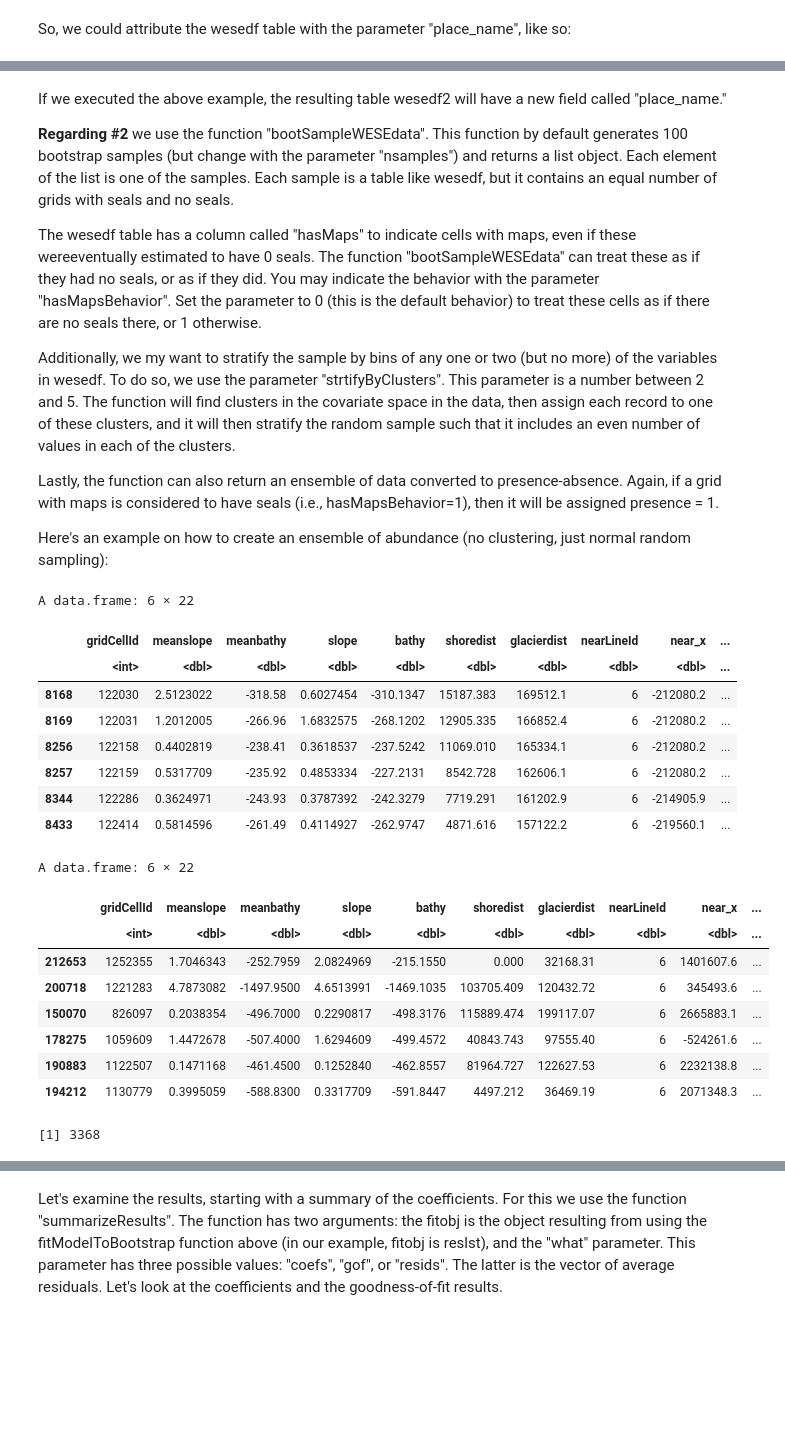
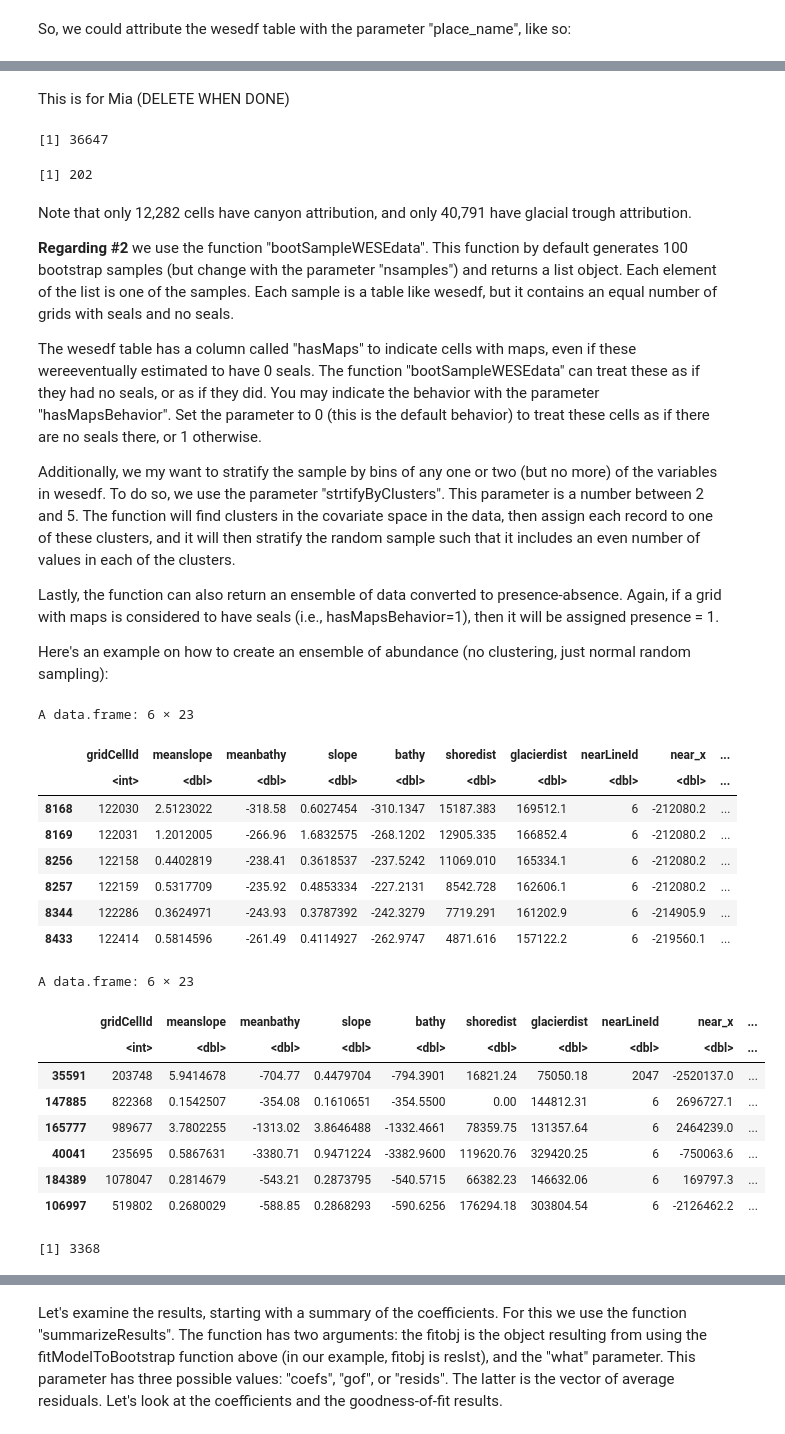
Before and after one commit to pointblue/ContinentalWESEestimates, a Jupyter notebook: notebooks/FitRegressionModels_ofSealAbundeancePresence.ipynb, the cells around one changed output, grey strips where cells are left out. Cells and saved outputs as stored; diff of their text form; code cells hidden in the pictures; blank space fills up the shorter version.

```diff
--- a/notebooks/FitRegressionModels_ofSealAbundeancePresence.ipynb
+++ b/notebooks/FitRegressionModels_ofSealAbundeancePresence.ipynb
@@ -69,8 +75,8 @@ The above tble (wesedf) is ready for fitting regression models, but first we wil
 __Regarding #1__ it is done with the functions "readShapeFile" and "attributeWithShape". The first function reads the shape file into a spatial object and the second one uses information on the spatial object (e.g., David's WESE zones) into the data.
 Here's an example to load a point shapefile, from an example copied into the repository's data folder:
 # %%
-icebergs<-readShapeFile(pathToGit=pathToLocalGit,folderName="glaciers",shapeName="glaciers")
+arWESE<-readShapeFile(pathToGit=pathToLocalGit,folderName="AntarcticRegions",shapeName="Antarctic_Regions_WESE")
 #folderName is the folder name in the workspace, and shapeName is the name of the .shp file
-plot(icebergs)
+plot(arWESE)
 # %% [output]
 OGR data source with driver: ESRI Shapefile
@@ -96,6 +101,5 @@ A data.frame: 6 × 69
 # %% [markdown]
 So, we could attribute the wesedf table with the parameter "place_name", like so:
 # %%
-## DO NOT RUN
-## wesedf2<-attributeWithShape(shpobj=icebergs,attribName="place_name",data=wesedf,datKey="gridCellId",
-##                              lonfld="coords.x1",latfld="coords.x2",dataproj=dataproj)
+wesedf2<-attributeWithShape(shpobj=arWESE,attribName="RegionName",data=wesedf,datKey="gridCellId",
+                              lonfld="coords.x1",latfld="coords.x2",dataproj=dataproj)
@@ -101,0 +141,24 @@ So, we could attribute the wesedf table with the parameter "place_name", like so
+# %%
+canyons<-readShapeFile(pathToGit=pathToLocalGit,folderName="CanyonsTroughs",shapeName="Canyons")
+troughs<-readShapeFile(pathToGit=pathToLocalGit,folderName="CanyonsTroughs",shapeName="Glacial_Trough")
+troughs$gtID<-paste0("gtID_",1:nrow(troughs))
+
+wesedf2<-attributeWithShape(shpobj=canyons,attribName="Canyon_ID",data=wesedf2,datKey="gridCellId",
+                              lonfld="coords.x1",latfld="coords.x2",dataproj=dataproj)
+wesedf2$InCanyon<-ifelse(is.na(wesedf2$Canyon_ID),0,1)
+wesedf2<-attributeWithShape(shpobj=canyons,attribName="Length",data=wesedf2,datKey="gridCellId",
+                              lonfld="coords.x1",latfld="coords.x2",dataproj=dataproj)
+names(wesedf2)<-gsub("Length","canyonLength",names(wesedf2))
+wesedf2<-attributeWithShape(shpobj=canyons,attribName="Width",data=wesedf2,datKey="gridCellId",
+                              lonfld="coords.x1",latfld="coords.x2",dataproj=dataproj)
+names(wesedf2)<-gsub("Width","canyonWidth",names(wesedf2))
+wesedf2<-attributeWithShape(shpobj=canyons,attribName="Mean_Depth",data=wesedf2,datKey="gridCellId",
+                              lonfld="coords.x1",latfld="coords.x2",dataproj=dataproj)
+names(wesedf2)<-gsub("Mean_Depth","canyonMeanDepth",names(wesedf2))
+
+wesedf2<-attributeWithShape(shpobj=troughs,attribName="gtID",data=wesedf2,datKey="gridCellId",
+                              lonfld="coords.x1",latfld="coords.x2",dataproj=dataproj)
+wesedf2$InTrough<-ifelse(is.na(wesedf2$gtID),0,1)
+wesedf2<-attributeWithShape(shpobj=troughs,attribName="area_km2",data=wesedf2,datKey="gridCellId",
+                              lonfld="coords.x1",latfld="coords.x2",dataproj=dataproj)
+names(wesedf2)<-gsub("area_km2","troughArea",names(wesedf2))
@@ -102,5 +190,15 @@ So, we could attribute the wesedf table with the parameter "place_name", like so
+# %% [markdown]
+This is for Mia (DELETE WHEN DONE)
+# %%
+weddellSeaData<-getWeddellSeaData(wesedf2)
+nrow(weddellSeaData)
+sum(weddellSeaData$presence>0)
+save(weddellSeaData,file=paste0(pathToLocalGit,"data/weddellSeaData.RData"))
+# %% [output]
+[1] 36647
+[1] 202
 # %% [markdown]
-If we executed the above example, the resulting table wesedf2 will have a new field called "place_name."
+Note that only 12,282 cells have canyon attribution, and only 40,791 have glacial trough attribution.
 
 __Regarding #2__ we use the function "bootSampleWESEdata". This function by default generates 100 bootstrap samples (but change with the parameter "nsamples") and returns a list object. Each element of the list is one of the samples. Each sample is a table like wesedf, but it contains an equal number of grids with seals and no seals.
 
@@ -112,28 +210,28 @@ Lastly, the function can also return an ensemble of data converted to presence-a
 
 Here's an example on how to create an ensemble of abundance (no clustering, just normal random sampling):
 # %%
-bootsamp<-bootSampleWESEdata(data=wesedf,nsamples=100,hasMapsBehavior=0,stratifyByClusters=0,countVar="mdlCol",setBinomial=FALSE)
+bootsamp<-bootSampleWESEdata(data=wesedf2,nsamples=100,hasMapsBehavior=0,stratifyByClusters=0,countVar="mdlCol",setBinomial=FALSE)
 head(bootsamp[[12]])
 tail(bootsamp[[43]])
 nrow(bootsamp[[7]])
 # %% [output]
-A data.frame: 6 × 22
+A data.frame: 6 × 23
 |  | gridCellId | meanslope | meanbathy | slope | bathy | shoredist | glacierdist | nearLineId | near_x | ... |
 |  | <int> | <dbl> | <dbl> | <dbl> | <dbl> | <dbl> | <dbl> | <dbl> | <dbl> | ... |
 | 8168 | 122030 | 2.5123022 | -318.58 | 0.6027454 | -310.1347 | 15187.383 | 169512.1 | 6 | -212080.2 | ... |
 | 8169 | 122031 | 1.2012005 | -266.96 | 1.6832575 | -268.1202 | 12905.335 | 166852.4 | 6 | -212080.2 | ... |
 | 8256 | 122158 | 0.4402819 | -238.41 | 0.3618537 | -237.5242 | 11069.010 | 165334.1 | 6 | -212080.2 | ... |
 | 8257 | 122159 | 0.5317709 | -235.92 | 0.4853334 | -227.2131 | 8542.728 | 162606.1 | 6 | -212080.2 | ... |
 | 8344 | 122286 | 0.3624971 | -243.93 | 0.3787392 | -242.3279 | 7719.291 | 161202.9 | 6 | -214905.9 | ... |
 | 8433 | 122414 | 0.5814596 | -261.49 | 0.4114927 | -262.9747 | 4871.616 | 157122.2 | 6 | -219560.1 | ... |
-A data.frame: 6 × 22
+A data.frame: 6 × 23
 |  | gridCellId | meanslope | meanbathy | slope | bathy | shoredist | glacierdist | nearLineId | near_x | ... |
 |  | <int> | <dbl> | <dbl> | <dbl> | <dbl> | <dbl> | <dbl> | <dbl> | <dbl> | ... |
-| 212653 | 1252355 | 1.7046343 | -252.7959 | 2.0824969 | -215.1550 | 0.000 | 32168.31 | 6 | 1401607.6 | ... |
-| 200718 | 1221283 | 4.7873082 | -1497.9500 | 4.6513991 | -1469.1035 | 103705.409 | 120432.72 | 6 | 345493.6 | ... |
-| 150070 | 826097 | 0.2038354 | -496.7000 | 0.2290817 | -498.3176 | 115889.474 | 199117.07 | 6 | 2665883.1 | ... |
-| 178275 | 1059609 | 1.4472678 | -507.4000 | 1.6294609 | -499.4572 | 40843.743 | 97555.40 | 6 | -524261.6 | ... |
-| 190883 | 1122507 | 0.1471168 | -461.4500 | 0.1252840 | -462.8557 | 81964.727 | 122627.53 | 6 | 2232138.8 | ... |
-| 194212 | 1130779 | 0.3995059 | -588.8300 | 0.3317709 | -591.8447 | 4497.212 | 36469.19 | 6 | 2071348.3 | ... |
+| 35591 | 203748 | 5.9414678 | -704.77 | 0.4479704 | -794.3901 | 16821.24 | 75050.18 | 2047 | -2520137.0 | ... |
+| 147885 | 822368 | 0.1542507 | -354.08 | 0.1610651 | -354.5500 | 0.00 | 144812.31 | 6 | 2696727.1 | ... |
+| 165777 | 989677 | 3.7802255 | -1313.02 | 3.8646488 | -1332.4661 | 78359.75 | 131357.64 | 6 | 2464239.0 | ... |
+| 40041 | 235695 | 0.5867631 | -3380.71 | 0.9471224 | -3382.9600 | 119620.76 | 329420.25 | 6 | -750063.6 | ... |
+| 184389 | 1078047 | 0.2814679 | -543.21 | 0.2873795 | -540.5715 | 66382.23 | 146632.06 | 6 | 169797.3 | ... |
+| 106997 | 519802 | 0.2680029 | -588.85 | 0.2868293 | -590.6256 | 176294.18 | 303804.54 | 6 | -2126462.2 | ... |
 [1] 3368
 # %% [markdown]
```
Also changed, not shown: parts of 15 cells of this notebook, 16 other files.
